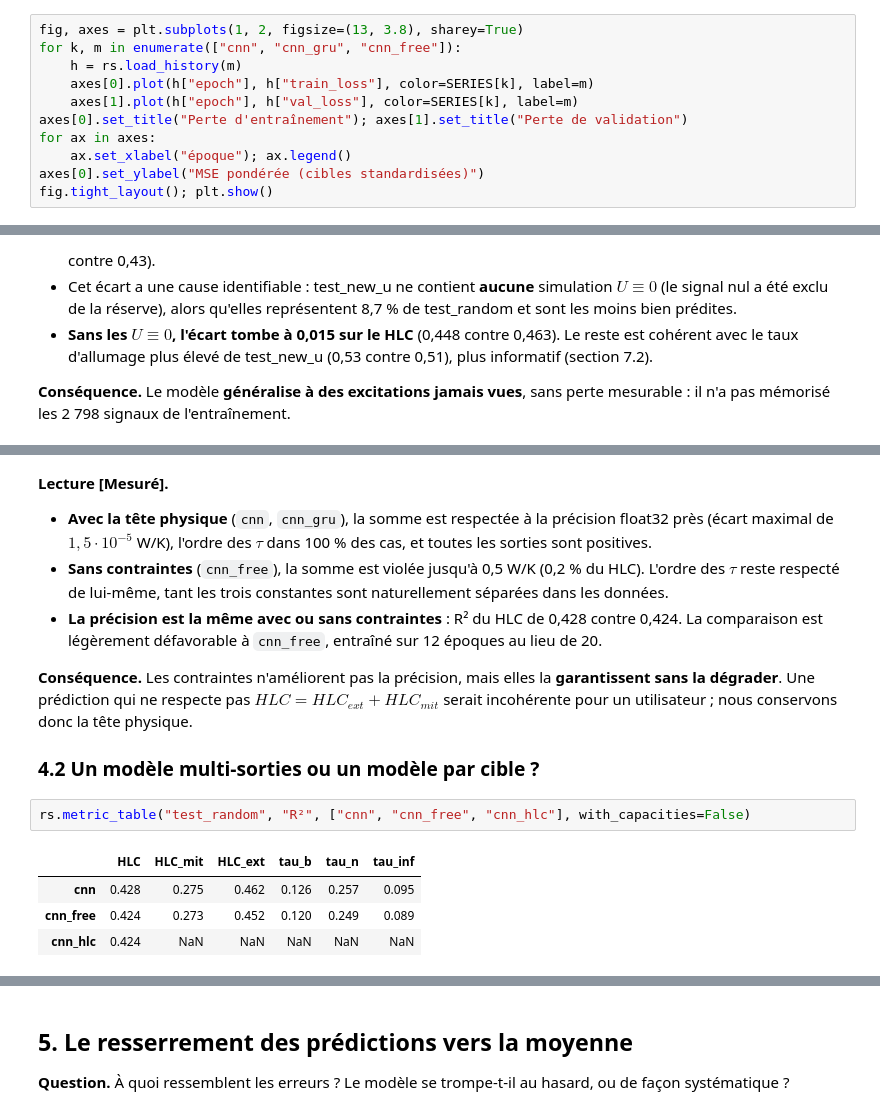
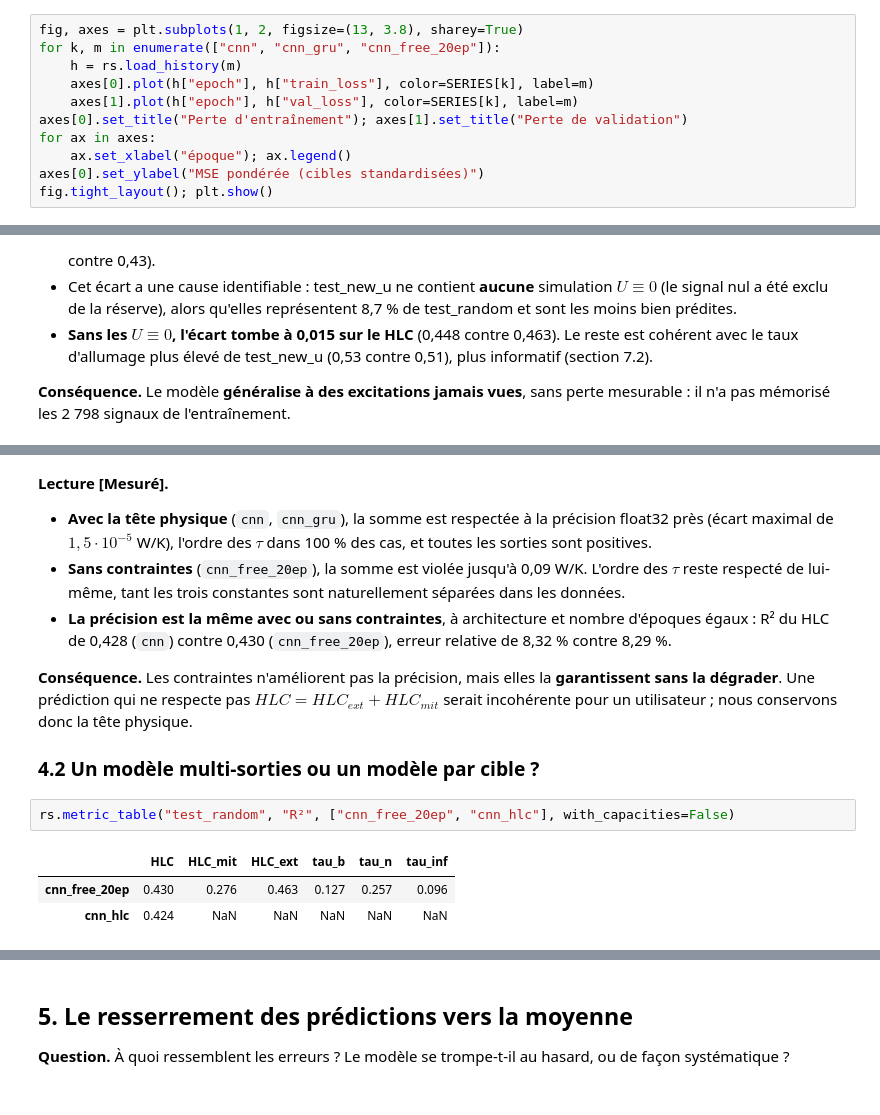
Before and after one commit to soufiane-ech/coEnergy-assessment, a Jupyter notebook: notebooks/02_modelisation.ipynb, the cells around one changed output, grey strips where cells are left out. Saved outputs shown, nothing was run; the diff lists cells and outputs as text.

```diff
--- a/notebooks/02_modelisation.ipynb
+++ b/notebooks/02_modelisation.ipynb
@@ -141,7 +146,7 @@ rs.training_table()
 **Lecture [Mesuré].** Le CNN-GRU s'entraîne **3,3 fois plus vite** que le CNN (19 min contre 63 min), alors qu'il compte 22 % de paramètres en plus. Le temps de calcul dépend de la longueur de la séquence traitée par chaque couche, bien plus que du nombre de paramètres (tableau du coût de calcul ci-dessus).
 # %%
 fig, axes = plt.subplots(1, 2, figsize=(13, 3.8), sharey=True)
-for k, m in enumerate(["cnn", "cnn_gru", "cnn_free"]):
+for k, m in enumerate(["cnn", "cnn_gru", "cnn_free_20ep"]):
     h = rs.load_history(m)
     axes[0].plot(h["epoch"], h["train_loss"], color=SERIES[k], label=m)
     axes[1].plot(h["epoch"], h["val_loss"], color=SERIES[k], label=m)
@@ -280,18 +283,17 @@ rs.physical_checks_table("test_random")
 # %% [markdown]
 **Lecture [Mesuré].**
 - **Avec la tête physique** (`cnn`, `cnn_gru`), la somme est respectée à la précision float32 près (écart maximal de $1{,}5 \cdot 10^{-5}$ W/K), l'ordre des $\tau$ dans 100 % des cas, et toutes les sorties sont positives.
-- **Sans contraintes** (`cnn_free`), la somme est violée jusqu'à 0,5 W/K (0,2 % du HLC). L'ordre des $\tau$ reste respecté de lui-même, tant les trois constantes sont naturellement séparées dans les données.
-- **La précision est la même avec ou sans contraintes** : R² du HLC de 0,428 contre 0,424. La comparaison est légèrement défavorable à `cnn_free`, entraîné sur 12 époques au lieu de 20.
+- **Sans contraintes** (`cnn_free_20ep`), la somme est violée jusqu'à 0,09 W/K. L'ordre des $\tau$ reste respecté de lui-même, tant les trois constantes sont naturellement séparées dans les données.
+- **La précision est la même avec ou sans contraintes**, à architecture et nombre d'époques égaux : R² du HLC de 0,428 (`cnn`) contre 0,430 (`cnn_free_20ep`), erreur relative de 8,32 % contre 8,29 %.
 
 **Conséquence.** Les contraintes n'améliorent pas la précision, mais elles la **garantissent sans la dégrader**. Une prédiction qui ne respecte pas $HLC = HLC_{ext} + HLC_{mit}$ serait incohérente pour un utilisateur ; nous conservons donc la tête physique.
 
 ### 4.2 Un modèle multi-sorties ou un modèle par cible ?
 # %%
-rs.metric_table("test_random", "R²", ["cnn", "cnn_free", "cnn_hlc"], with_capacities=False)
+rs.metric_table("test_random", "R²", ["cnn_free_20ep", "cnn_hlc"], with_capacities=False)
 # %% [output]
 |  | HLC | HLC_mit | HLC_ext | tau_b | tau_n | tau_inf |
-| cnn | 0.428 | 0.275 | 0.462 | 0.126 | 0.257 | 0.095 |
-| cnn_free | 0.424 | 0.273 | 0.452 | 0.120 | 0.249 | 0.089 |
+| cnn_free_20ep | 0.430 | 0.276 | 0.463 | 0.127 | 0.257 | 0.096 |
 | cnn_hlc | 0.424 | NaN | NaN | NaN | NaN | NaN |
 # %% [markdown]
 **Lecture [Mesuré].**
```
Also changed, not shown: parts of 25 cells of this notebook, 24 other files.
